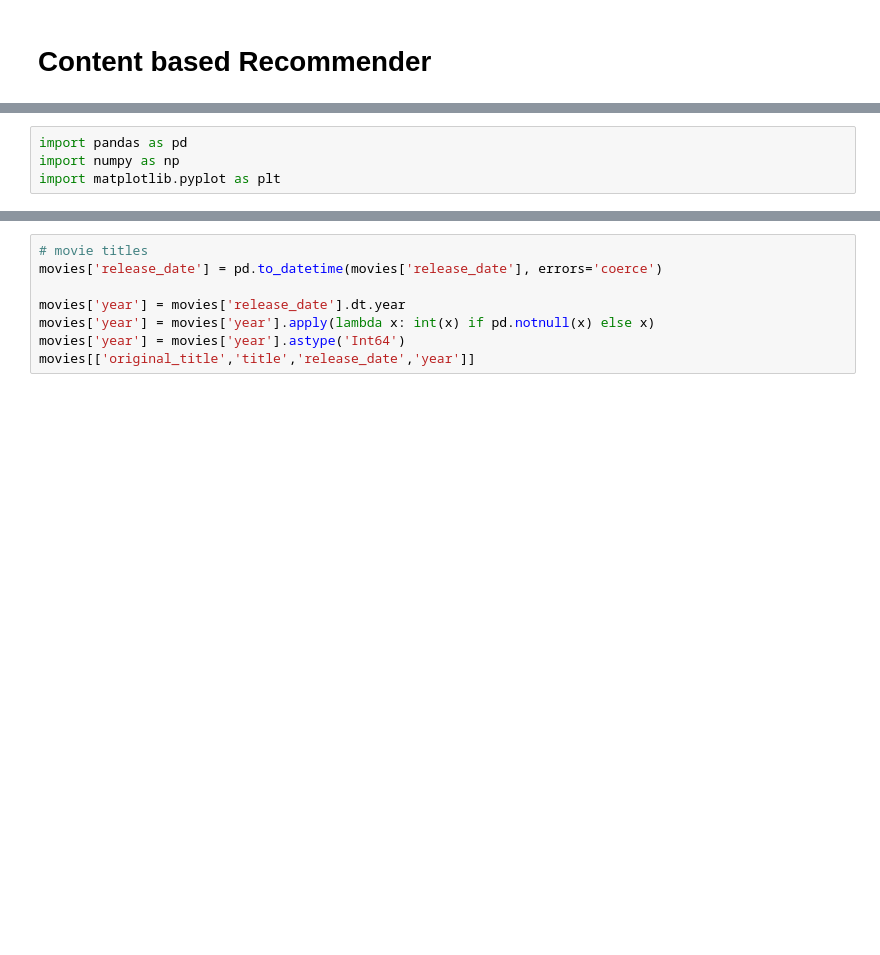
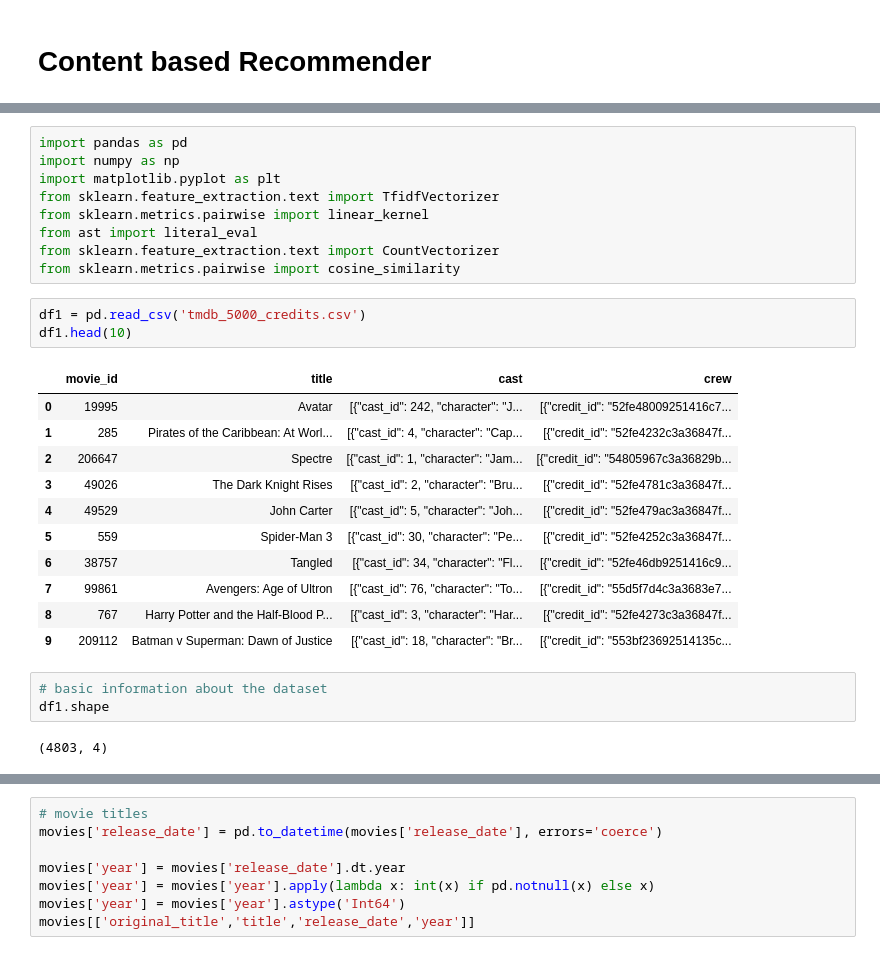
Before and after one commit to khatgarhaastha/Recommender_system_project, a Jupyter notebook: content_based_recommender_system.ipynb, the cells around one changed output, grey strips where cells are left out. Cells and saved outputs as stored; diff of their text form; blank space fills up the shorter version.

Commit message:
data analysis and merging two datasets

```diff
--- a/content_based_recommender_system.ipynb
+++ b/content_based_recommender_system.ipynb
@@ -6,3 +15,28 @@
 import pandas as pd
 import numpy as np
 import matplotlib.pyplot as plt
+from sklearn.feature_extraction.text import TfidfVectorizer
+from sklearn.metrics.pairwise import linear_kernel
+from ast import literal_eval
+from sklearn.feature_extraction.text import CountVectorizer
+from sklearn.metrics.pairwise import cosine_similarity
+# %%
+df1 = pd.read_csv('tmdb_5000_credits.csv')
+df1.head(10)
+# %% [output]
+|  | movie_id | title | cast | crew |
+| 0 | 19995 | Avatar | [{"cast_id": 242, "character": "J... | [{"credit_id": "52fe48009251416c7... |
+| 1 | 285 | Pirates of the Caribbean: At Worl... | [{"cast_id": 4, "character": "Cap... | [{"credit_id": "52fe4232c3a36847f... |
+| 2 | 206647 | Spectre | [{"cast_id": 1, "character": "Jam... | [{"credit_id": "54805967c3a36829b... |
+| 3 | 49026 | The Dark Knight Rises | [{"cast_id": 2, "character": "Bru... | [{"credit_id": "52fe4781c3a36847f... |
+| 4 | 49529 | John Carter | [{"cast_id": 5, "character": "Joh... | [{"credit_id": "52fe479ac3a36847f... |
+| 5 | 559 | Spider-Man 3 | [{"cast_id": 30, "character": "Pe... | [{"credit_id": "52fe4252c3a36847f... |
+| 6 | 38757 | Tangled | [{"cast_id": 34, "character": "Fl... | [{"credit_id": "52fe46db9251416c9... |
+| 7 | 99861 | Avengers: Age of Ultron | [{"cast_id": 76, "character": "To... | [{"credit_id": "55d5f7d4c3a3683e7... |
+| 8 | 767 | Harry Potter and the Half-Blood P... | [{"cast_id": 3, "character": "Har... | [{"credit_id": "52fe4273c3a36847f... |
+| 9 | 209112 | Batman v Superman: Dawn of Justice | [{"cast_id": 18, "character": "Br... | [{"credit_id": "553bf23692514135c... |
+# %%
+# basic information about the dataset
+df1.shape
+# %% [output]
+(4803, 4)
```
Also changed, not shown: parts of 18 cells of this notebook.
